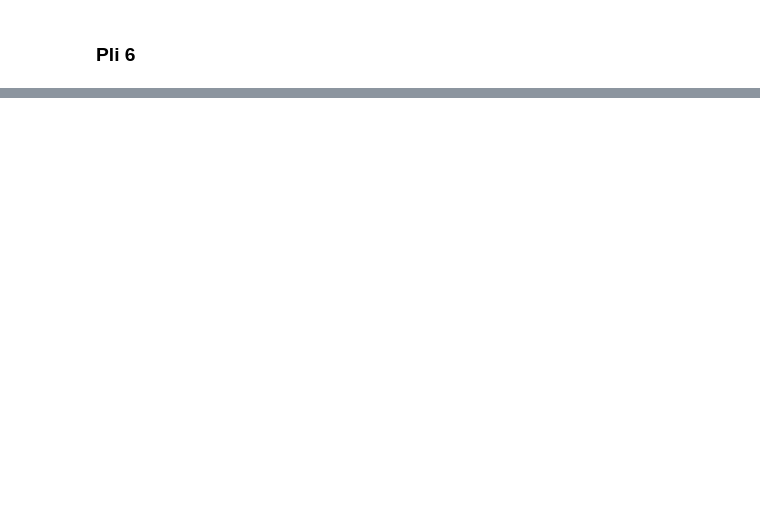
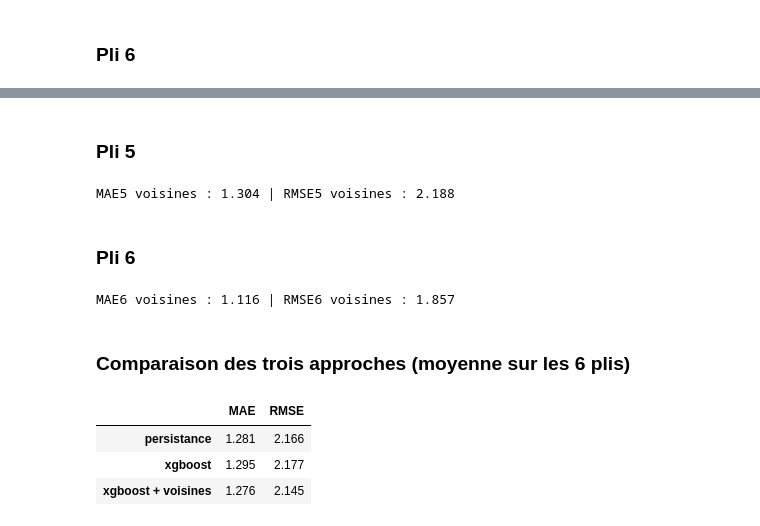
Before and after one commit to PorcherLeo/ProjetDataScience, a Jupyter notebook: 02-modelisation.ipynb, the cells around one changed output, grey strips where cells are left out. Drawn from its saved outputs; the diff is of its cells as text; code cells hidden in the pictures; blank space fills up the shorter version.

Commit message:
Adding XGBoost model and baseline

```diff
--- a/02-modelisation.ipynb
+++ b/02-modelisation.ipynb
@@ -128,0 +397,6 @@ print(train_6.shape, val_6.shape)
+# %%
+features = [
+    "available", "available_last_30", "delta_t30", "velo_elec", "velo_meca",
+    "capacity", "latitude", "longitude", "heure_sin", "heure_cos",
+    "is_weekend", "is_rush_hour", "temperature_2m", "wind_speed_10m", "precipitation",
+]
@@ -128,0 +509,2 @@ print(train_6.shape, val_6.shape)
+# %%
+features_voisines = features + ["voisines_taux", "voisines_variation", "nb_voisines"]
@@ -128,0 +571,51 @@ print(train_6.shape, val_6.shape)
+# %% [markdown]
+### Pli 5
+# %%
+modele_5 = XGBRegressor(objective="reg:absoluteerror", n_estimators=200, max_depth=6, learning_rate=0.1)
+modele_5.fit(train_5[features_voisines], train_5["available_t30"] - train_5["available"])
+
+delta_pred = modele_5.predict(val_5[features_voisines]).round()
+prediction = (val_5["available"] + delta_pred).clip(0, val_5["capacity"])
+
+erreur = prediction - val_5["available_t30"]
+mae_vois_5 = erreur.abs().mean()
+rmse_vois_5 = (erreur ** 2).mean() ** 0.5
+print("MAE5 voisines :", round(mae_vois_5, 3), "| RMSE5 voisines :", round(rmse_vois_5, 3))
+# %% [output]
+MAE5 voisines : 1.304 | RMSE5 voisines : 2.188
+# %% [markdown]
+### Pli 6
+# %%
+modele_6 = XGBRegressor(objective="reg:absoluteerror", n_estimators=200, max_depth=6, learning_rate=0.1)
+modele_6.fit(train_6[features_voisines], train_6["available_t30"] - train_6["available"])
+
+delta_pred = modele_6.predict(val_6[features_voisines]).round()
+prediction = (val_6["available"] + delta_pred).clip(0, val_6["capacity"])
+
+erreur = prediction - val_6["available_t30"]
+mae_vois_6 = erreur.abs().mean()
+rmse_vois_6 = (erreur ** 2).mean() ** 0.5
+print("MAE6 voisines :", round(mae_vois_6, 3), "| RMSE6 voisines :", round(rmse_vois_6, 3))
+# %% [output]
+MAE6 voisines : 1.116 | RMSE6 voisines : 1.857
+# %% [markdown]
+### Comparaison des trois approches (moyenne sur les 6 plis)
+# %%
+comparaison = pd.DataFrame({
+    "MAE": [
+        (mae_1 + mae_2 + mae_3 + mae_4 + mae_5 + mae_6) / 6,
+        (mae_xgb_1 + mae_xgb_2 + mae_xgb_3 + mae_xgb_4 + mae_xgb_5 + mae_xgb_6) / 6,
+        (mae_vois_1 + mae_vois_2 + mae_vois_3 + mae_vois_4 + mae_vois_5 + mae_vois_6) / 6,
+    ],
+    "RMSE": [
+        (rmse_1 + rmse_2 + rmse_3 + rmse_4 + rmse_5 + rmse_6) / 6,
+        (rmse_xgb_1 + rmse_xgb_2 + rmse_xgb_3 + rmse_xgb_4 + rmse_xgb_5 + rmse_xgb_6) / 6,
+        (rmse_vois_1 + rmse_vois_2 + rmse_vois_3 + rmse_vois_4 + rmse_vois_5 + rmse_vois_6) / 6,
+    ],
+}, index=["persistance", "xgboost", "xgboost + voisines"])
+comparaison.round(3)
+# %% [output]
+|  | MAE | RMSE |
+| persistance | 1.281 | 2.166 |
+| xgboost | 1.295 | 2.177 |
+| xgboost + voisines | 1.276 | 2.145 |
```
Also changed, not shown: parts of 82 cells of this notebook, 1 other file.
